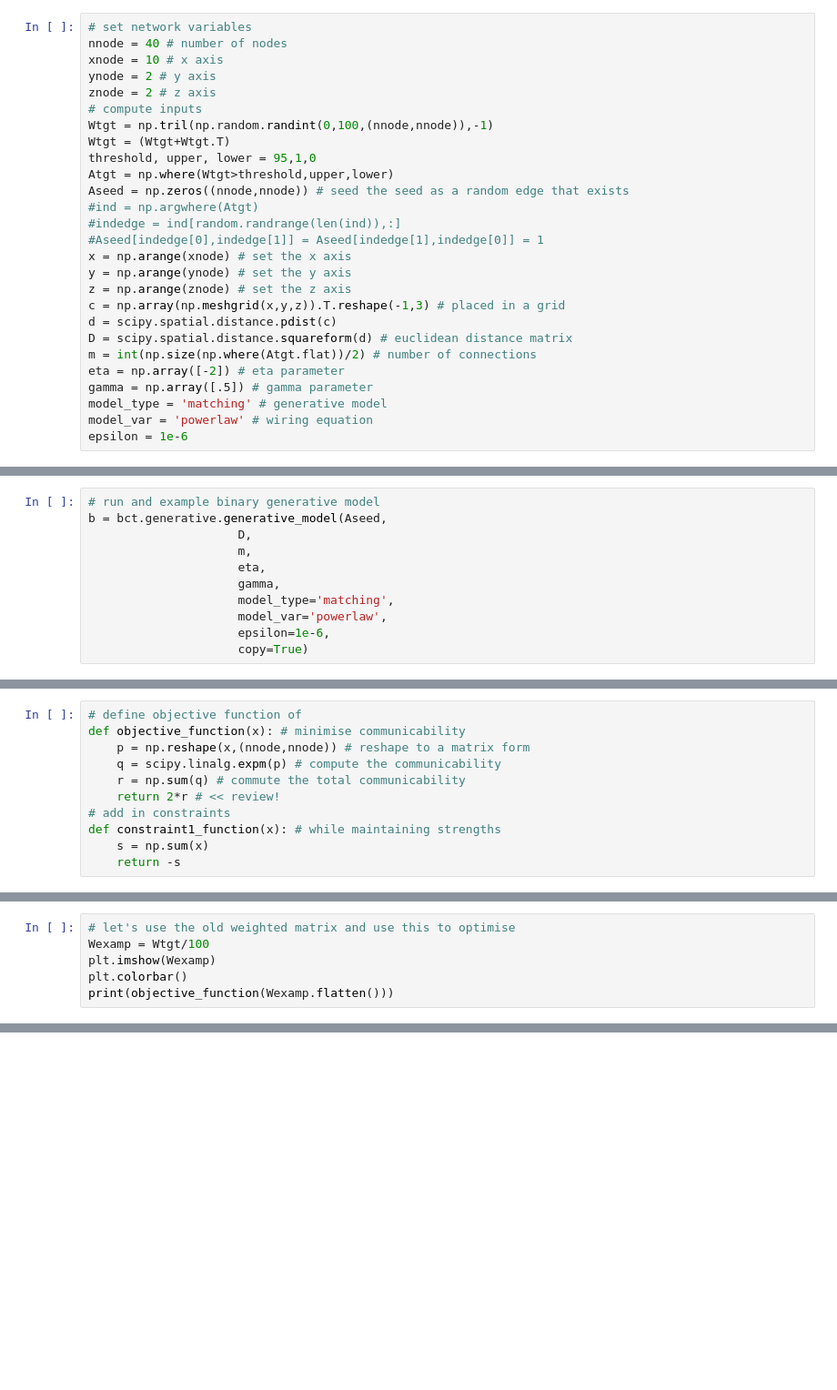
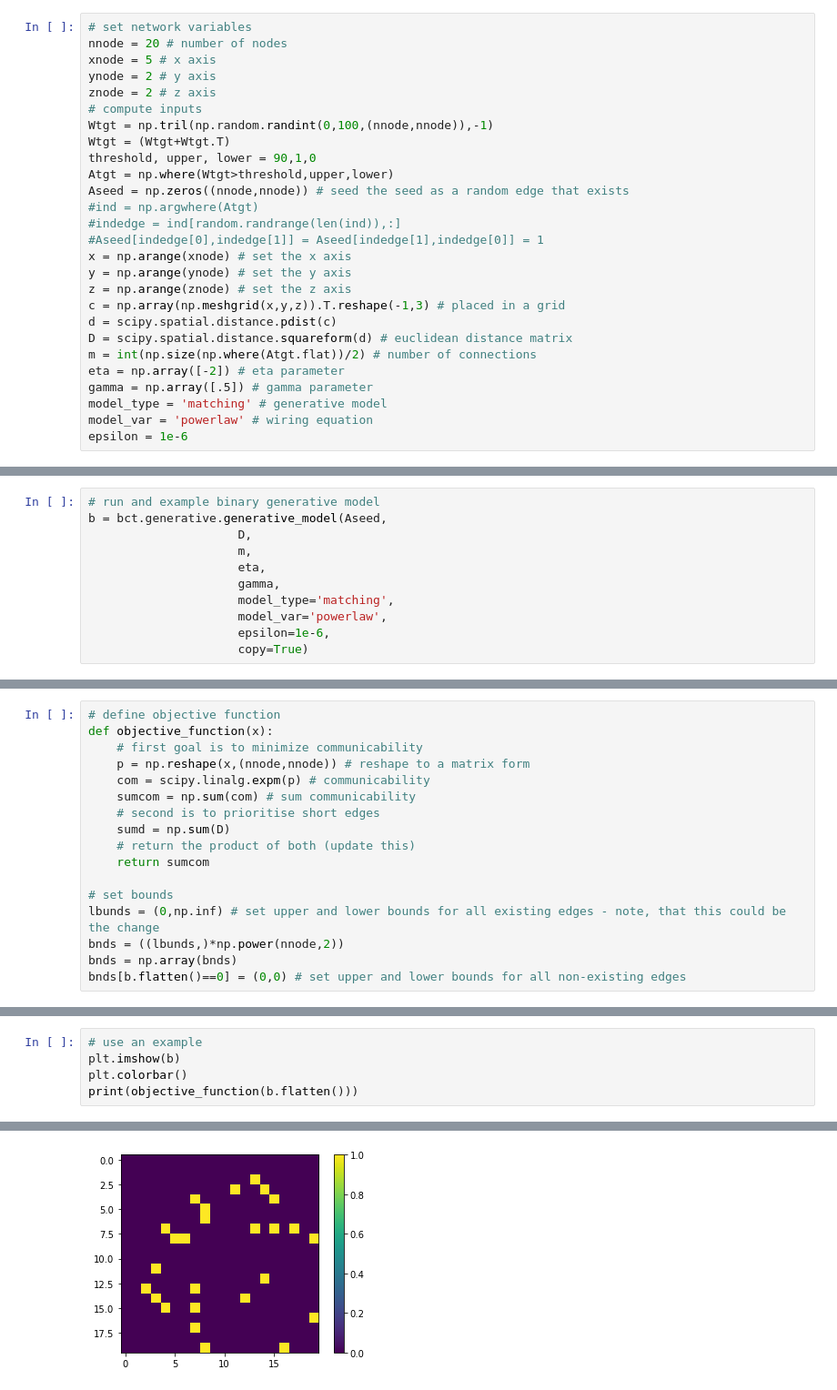
Before and after one commit to DanAkarca/weighted_generative_models, a Jupyter notebook: demo_weighted_generative_model.ipynb, the cells around one changed output, grey strips where cells are left out. Shown at 91% size. Drawn from its saved outputs; the diff is of its cells as text; blank space fills up the shorter version.

Commit message:
New updates to optimiser

```diff
--- a/demo_weighted_generative_model.ipynb
+++ b/demo_weighted_generative_model.ipynb
@@ -21,14 +22,14 @@ from mpl_toolkits.mplot3d import Axes3D
 import brainconn as bct
 # %%
 # set network variables
-nnode = 40 # number of nodes
-xnode = 10 # x axis
+nnode = 20 # number of nodes
+xnode = 5 # x axis
 ynode = 2 # y axis
 znode = 2 # z axis
 # compute inputs
 Wtgt = np.tril(np.random.randint(0,100,(nnode,nnode)),-1)
 Wtgt = (Wtgt+Wtgt.T)
-threshold, upper, lower = 95,1,0
+threshold, upper, lower = 90,1,0
 Atgt = np.where(Wtgt>threshold,upper,lower)
 Aseed = np.zeros((nnode,nnode)) # seed the seed as a random edge that exists
 #ind = np.argwhere(Atgt)
@@ -83,11 +90,17 @@ m,np.size(np.where(b.flat))//2 # number of connections
-# %%
-# define objective function of
-def objective_function(x): # minimise communicability
-    p = np.reshape(x,(nnode,nnode)) # reshape to a matrix form
-    q = scipy.linalg.expm(p) # compute the communicability
-    r = np.sum(q) # commute the total communicability
-    return 2*r # << review!
-# add in constraints
-def constraint1_function(x): # while maintaining strengths
-    s = np.sum(x)
-    return -s
+# %%
+# define objective function
+def objective_function(x):
+    # first goal is to minimize communicability
+    p = np.reshape(x,(nnode,nnode)) # reshape to a matrix form
+    com = scipy.linalg.expm(p) # communicability
+    sumcom = np.sum(com) # sum communicability
+    # second is to prioritise short edges
+    sumd = np.sum(D)
+    # return the product of both (update this)
+    return sumcom
+
+# set bounds
+lbunds = (0,np.inf) # set upper and lower bounds for all existing edges - note, that this could be the change
+bnds = ((lbunds,)*np.power(nnode,2))
+bnds = np.array(bnds)
+bnds[b.flatten()==0] = (0,0) # set upper and lower bounds for all non-existing edges
@@ -94,6 +115,6 @@ def constraint1_function(x): # while maintaining strengths
 # %%
-# let's use the old weighted matrix and use this to optimise
-Wexamp = Wtgt/100
-plt.imshow(Wexamp)
+# use an example
+plt.imshow(b)
 plt.colorbar()
-print(objective_function(Wexamp.flatten()))
+print(objective_function(b.flatten()))
+# %% [output]
@@ -99,0 +122 @@ print(objective_function(Wexamp.flatten()))
+[figure, added]
```
Also changed, not shown: parts of 14 cells of this notebook.
